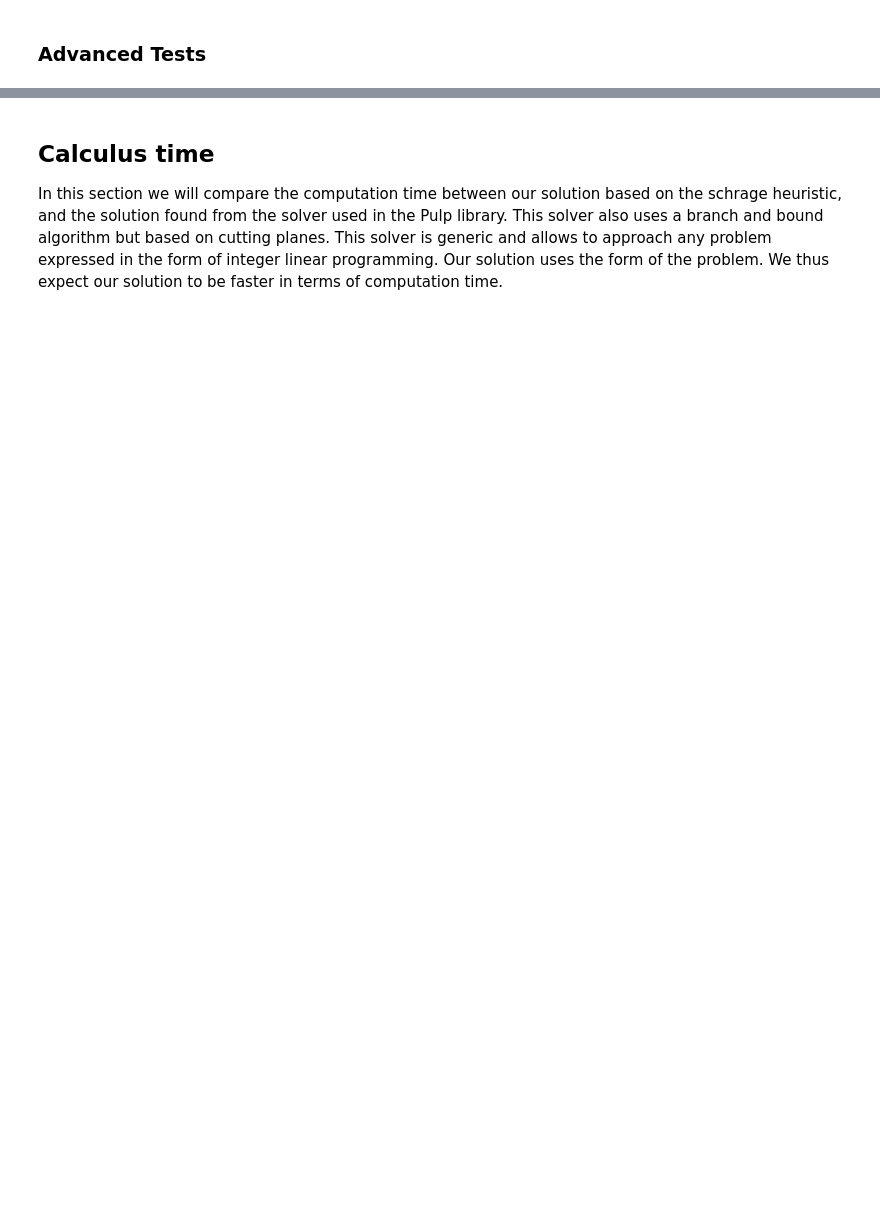
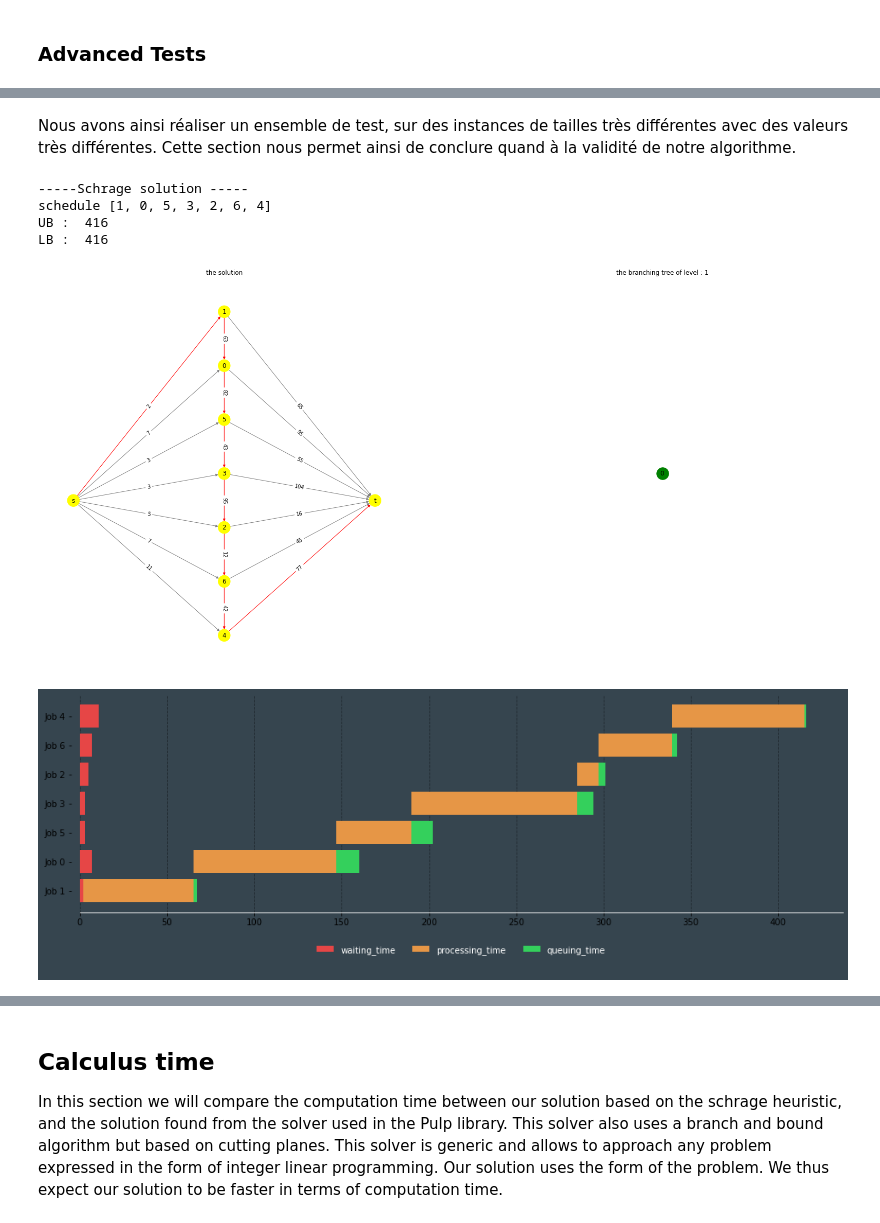
Before and after one commit to lolofo/ro_project_4gm, a Jupyter notebook: project_final/final_project.ipynb, the cells around one changed output, grey strips where cells are left out. Cells and saved outputs as stored; diff of their text form; code cells hidden in the pictures; blank space fills up the shorter version.

```diff
--- a/project_final/final_project.ipynb
+++ b/project_final/final_project.ipynb
@@ -1545,0 +1567,28 @@ q     152     161      60     132
+# %% [markdown]
+Nous avons ainsi réaliser un ensemble de test, sur des instances de tailles très différentes avec des valeurs très différentes. Cette section nous permet ainsi de conclure quand à la validité de notre algorithme.
+# %%
+test = {'a': np.array([ 7,  2,  5,  3, 11,  3,  7]),
+ 'd': np.array([82, 63, 12, 95, 76, 43, 42]),
+ 'q': np.array([13,  2,  4,  9,  1, 12,  3])}
+
+a = test['a']
+d = test['d']
+q = test['q']
+N = list(range(len(a)))
+
+print("-----Schrage solution -----")
+# --> The schrage heuristic
+solution , fig_schrage = solve_schrage_heuristic(N,a,d,q , show_output = False ,graphics = False , larg = 7 , haut = 7)
+schedule = solution['SCHD']
+print("schedule", schedule)
+print('UB : ',  solution['UB'])
+print('LB : ' , solution['LB'])
+calender_schrage =  visu_calender(N,a,d,q , schedule)
+calender_schrage.show()
+# %% [output]
+-----Schrage solution -----
+schedule [1, 0, 5, 3, 2, 6, 4]
+UB :  416
+LB :  416
+[figure, added]
+[figure, added]
```
Also changed, not shown: parts of 20 cells of this notebook.
